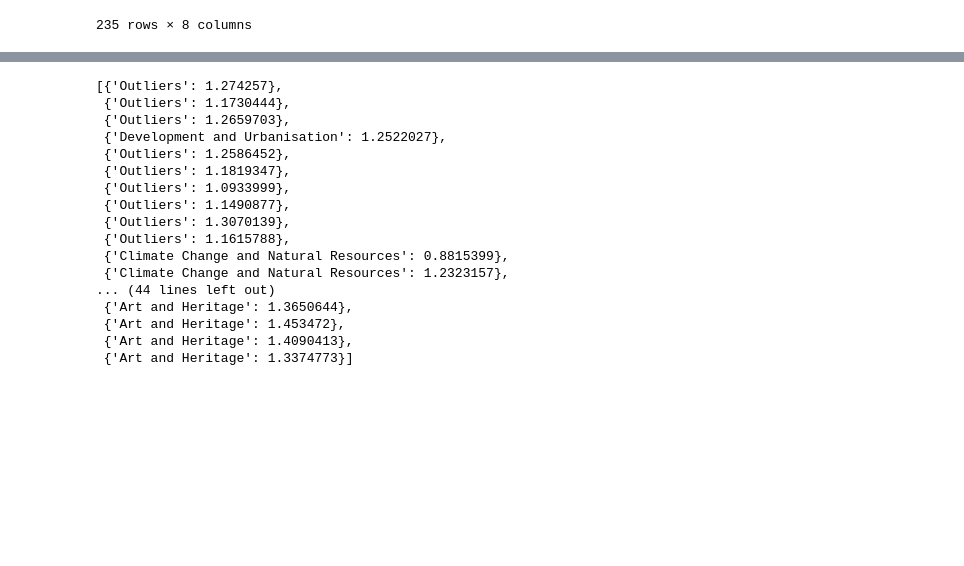
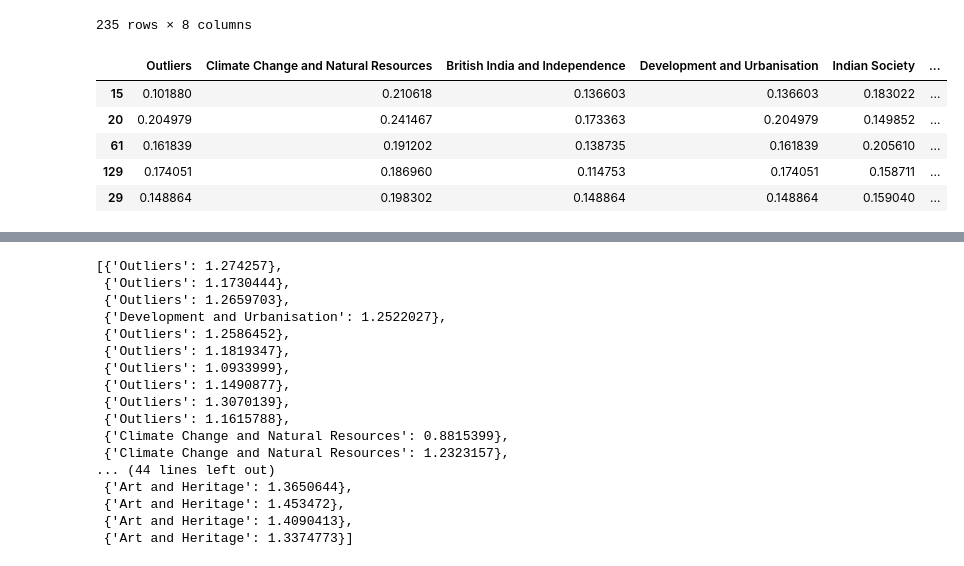
Before and after one commit to Manish-785/SURP-2024, a Jupyter notebook: GS1_M2.ipynb, the cells around one changed output, grey strips where cells are left out. Cells and saved outputs as stored; diff of their text form; code cells hidden in the pictures; blank space fills up the shorter version.

```diff
--- a/GS1_M2.ipynb
+++ b/GS1_M2.ipynb
@@ -484,5 +482,15 @@ data
 | 233 | 0.149606 | 0.202763 | 0.149606 | 0.075608 | 0.205655 | ... |
 | 234 | 0.157160 | 0.165428 | 0.157160 | 0.157160 | 0.181205 | ... |
 235 rows × 8 columns
+# %%
+data['Year'] = df['Year']
+data.sample(5)
+# %% [output]
+|  | Outliers | Climate Change and Natural Resources | British India and Independence | Development and Urbanisation | Indian Society | ... |
+| 15 | 0.101880 | 0.210618 | 0.136603 | 0.136603 | 0.183022 | ... |
+| 20 | 0.204979 | 0.241467 | 0.173363 | 0.204979 | 0.149852 | ... |
+| 61 | 0.161839 | 0.191202 | 0.138735 | 0.161839 | 0.205610 | ... |
+| 129 | 0.174051 | 0.186960 | 0.114753 | 0.174051 | 0.158711 | ... |
+| 29 | 0.148864 | 0.198302 | 0.148864 | 0.148864 | 0.159040 | ... |
 # %%
 data.to_excel('GS1_topics_v3.xlsx', index=False)
```
Also changed, not shown: parts of 6 cells of this notebook, 5 other files.
